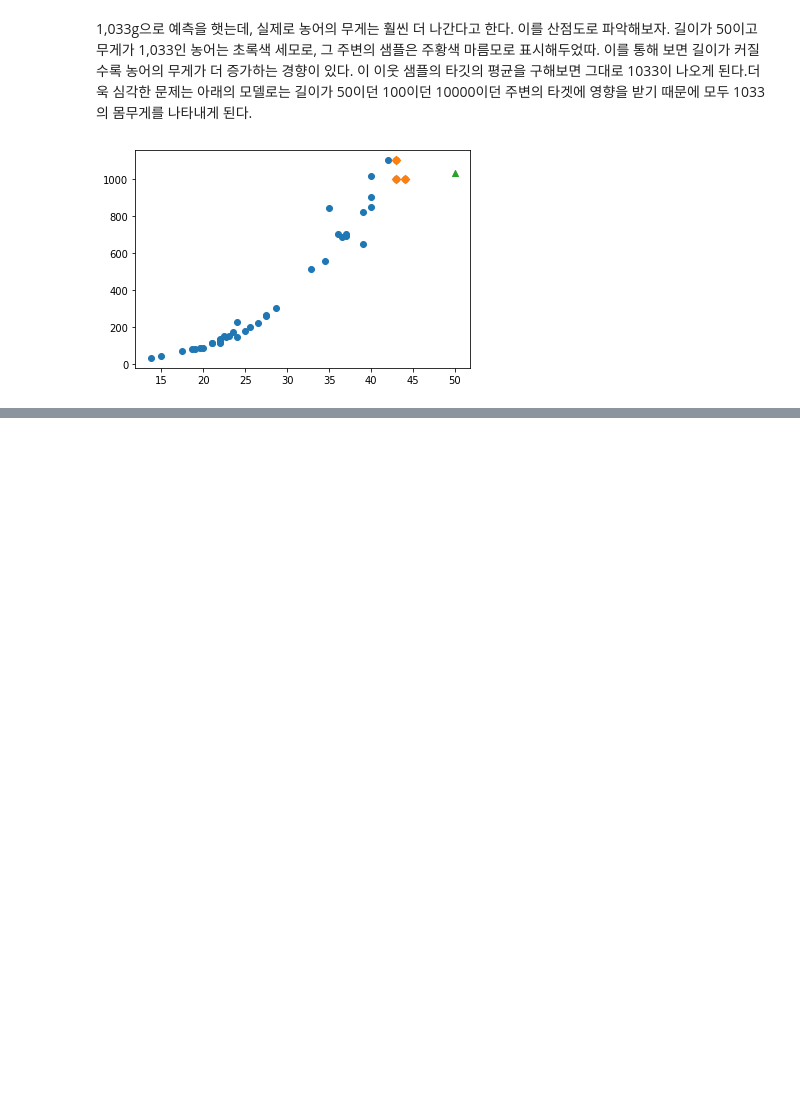
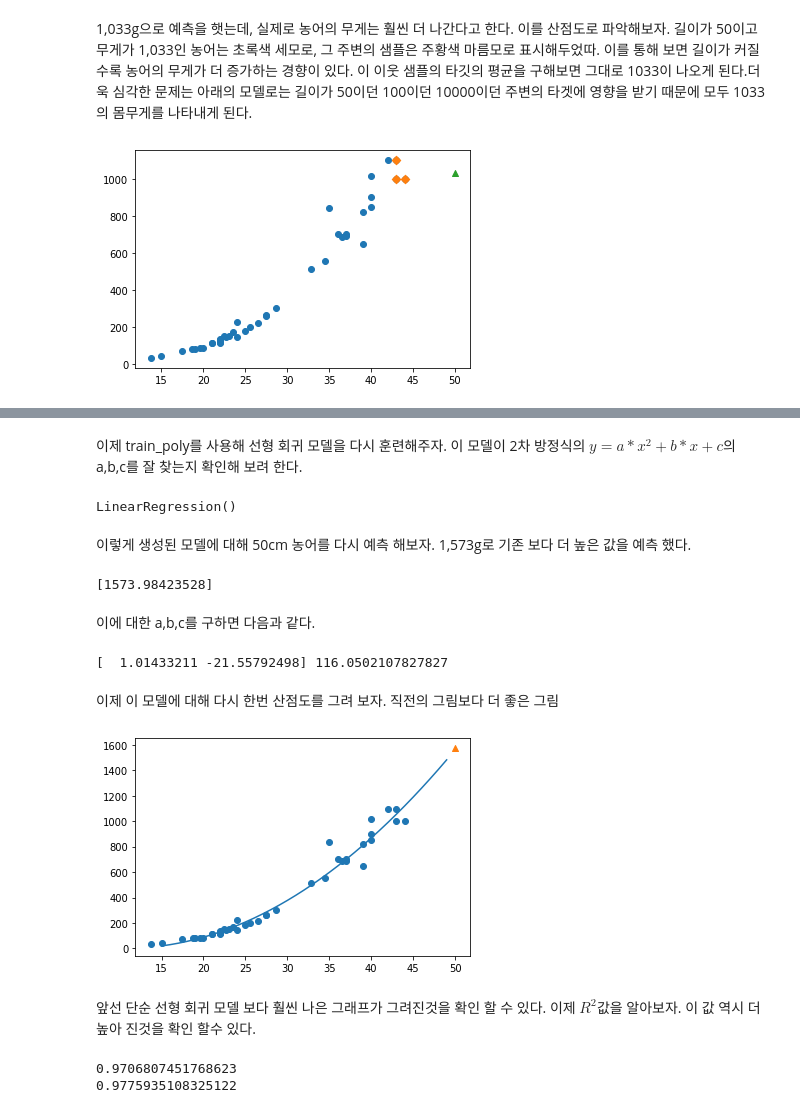
Before and after one commit to yonseimath/data-science-2022-biginner, a Jupyter notebook: uiyong/ch3-2_linear_regression.ipynb, the cells around one changed output, grey strips where cells are left out. Cells and saved outputs as stored; diff of their text form; code cells hidden in the pictures; blank space fills up the shorter version.

```diff
--- a/uiyong/ch3-2_linear_regression.ipynb
+++ b/uiyong/ch3-2_linear_regression.ipynb
@@ -67,0 +115,46 @@ plt.show()
+# %%
+train_poly = np.column_stack((train_input ** 2, train_input))
+test_poly = np.column_stack((test_input ** 2, test_input))
+# %% [markdown]
+이제 train_poly를 사용해 선형 회귀 모델을 다시 훈련해주자. 이 모델이 2차 방정식의 $y = a*x^2 + b*x + c$의 a,b,c를 잘 찾는지 확인해 보려 한다.
+# %%
+lr = LinearRegression()
+lr.fit(train_poly, train_target)
+# %% [output]
+LinearRegression()
+# %% [markdown]
+이렇게 생성된 모델에 대해 50cm 농어를 다시 예측 해보자. 1,573g로 기존 보다 더 높은 값을 예측 했다.
+# %%
+print(lr.predict([[50**2, 50]]))
+# %% [output]
+[1573.98423528]
+# %% [markdown]
+이에 대한 a,b,c를 구하면 다음과 같다.
+# %%
+print(lr.coef_, lr.intercept_)
+# %% [output]
+[  1.01433211 -21.55792498] 116.0502107827827
+# %% [markdown]
+이제 이 모델에 대해 다시 한번 산점도를 그려 보자. 직전의 그림보다 더 좋은 그림
+# %%
+# 구간별 직선을 그리기 위해 15~49까지의 정수 배열 생성
+point = np.arange(15,50)
+
+# 훈련 세트의 산점도 생성
+plt.scatter(train_input, train_target)
+
+# 2차 방정식 그래프 생성
+plt.plot(point, 1.01*point**2 - 21.6*point + 116.05)
+
+plt.scatter([50], [1574], marker = '^')
+plt.show()
+# %% [output]
+[figure, added]
+# %% [markdown]
+앞선 단순 선형 회귀 모델 보다 훨씬 나은 그래프가 그려진것을 확인 할 수 있다. 이제 $R^2$값을 알아보자. 이 값 역시 더 높아 진것을 확인 할수 있다.
+# %%
+print(lr.score(train_poly, train_target))
+print(lr.score(test_poly, test_target))
+# %% [output]
+0.9706807451768623
+0.9775935108325122
```
Also changed, not shown: parts of 10 cells of this notebook.
